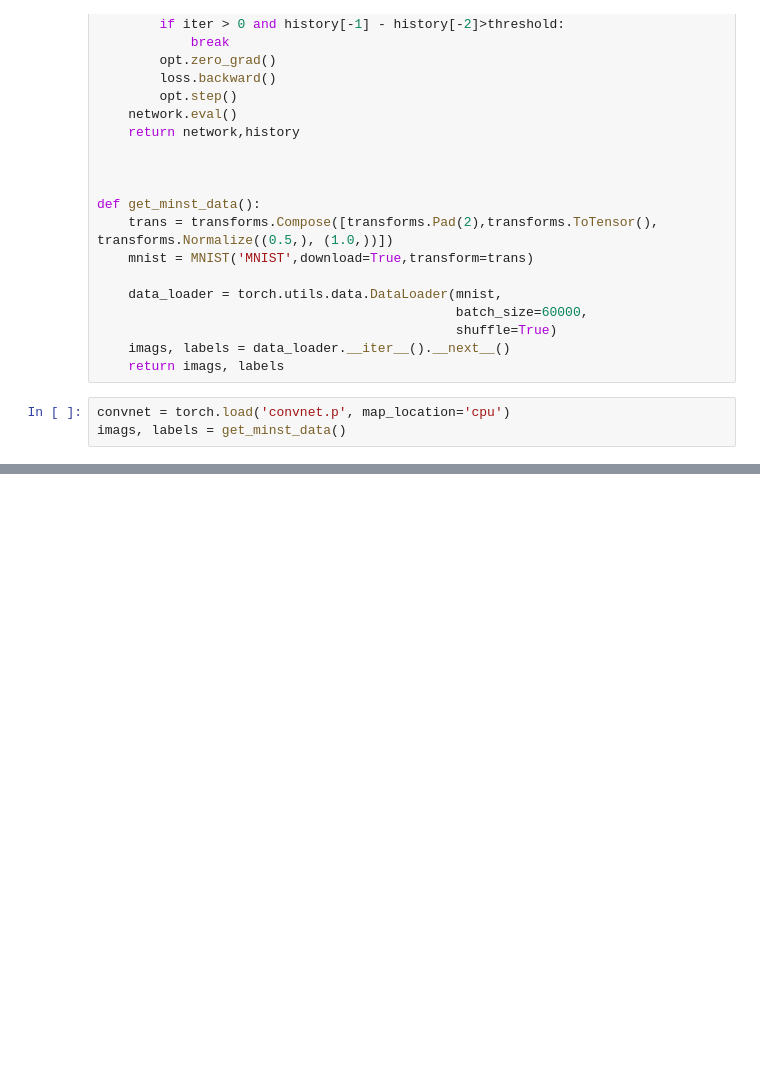
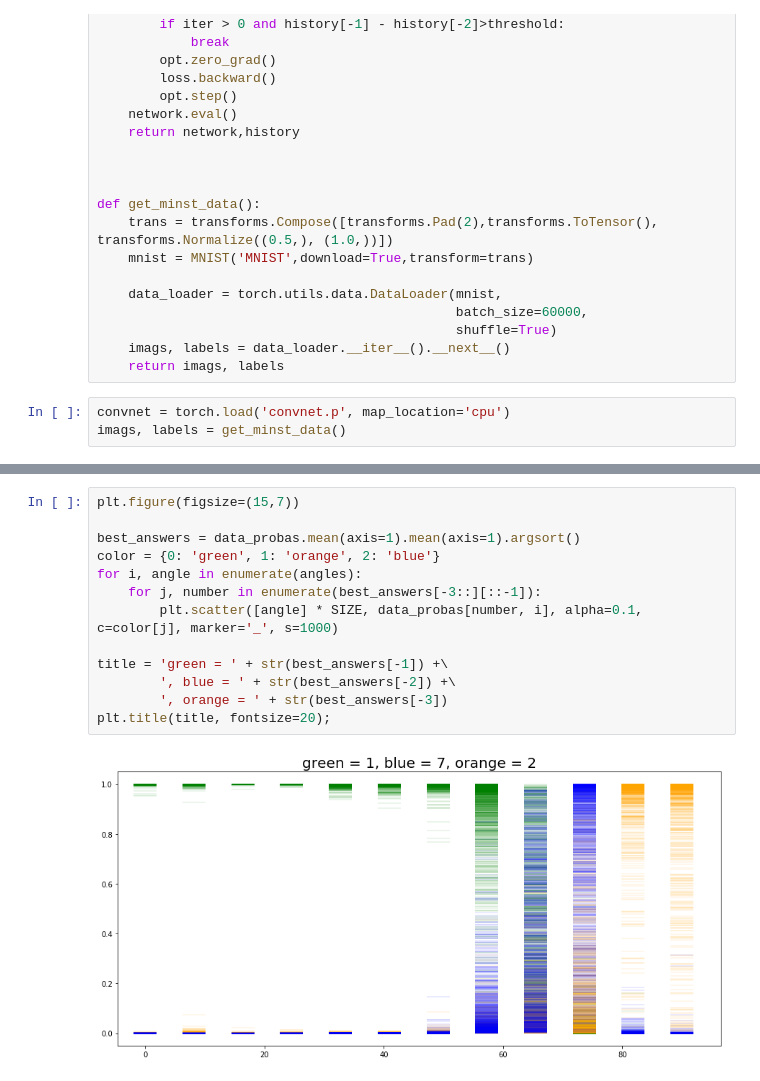
Before and after one commit to egornuzhin/DropoutUncertainty, a Jupyter notebook: MNIST_results.ipynb, the cells around one changed output, grey strips where cells are left out. Drawn from its saved outputs; the diff is of its cells as text; blank space fills up the shorter version.

```diff
--- a/MNIST_results.ipynb
+++ b/MNIST_results.ipynb
@@ -105,0 +112,15 @@ plt.title('green = 1, blue = 5, orange = 7');
+# %%
+plt.figure(figsize=(15,7))
+
+best_answers = data_probas.mean(axis=1).mean(axis=1).argsort()
+color = {0: 'green', 1: 'orange', 2: 'blue'}
+for i, angle in enumerate(angles):
+    for j, number in enumerate(best_answers[-3::][::-1]):
+        plt.scatter([angle] * SIZE, data_probas[number, i], alpha=0.1, c=color[j], marker='_', s=1000)
+
+title = 'green = ' + str(best_answers[-1]) +\
+        ', blue = ' + str(best_answers[-2]) +\
+        ', orange = ' + str(best_answers[-3])
+plt.title(title, fontsize=20);
+# %% [output]
+[figure, added]
```
Also changed, not shown: parts of 3 cells of this notebook, 1 other file.
